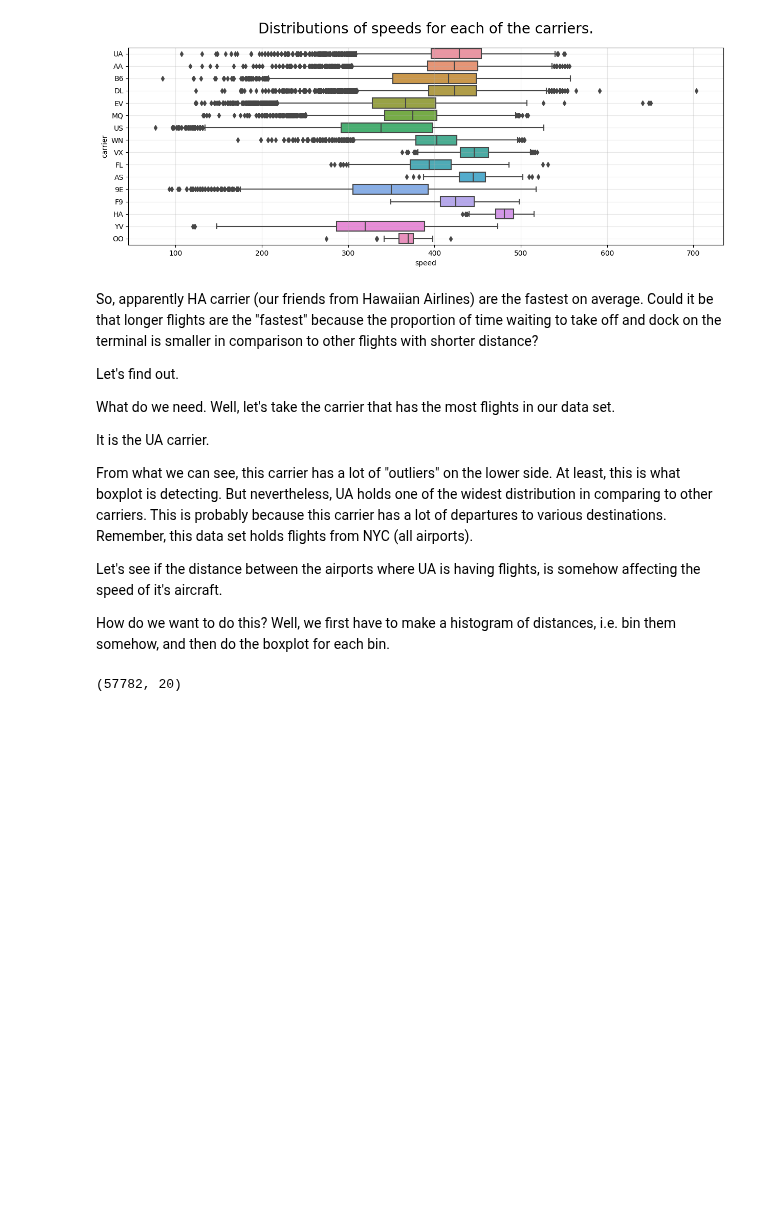
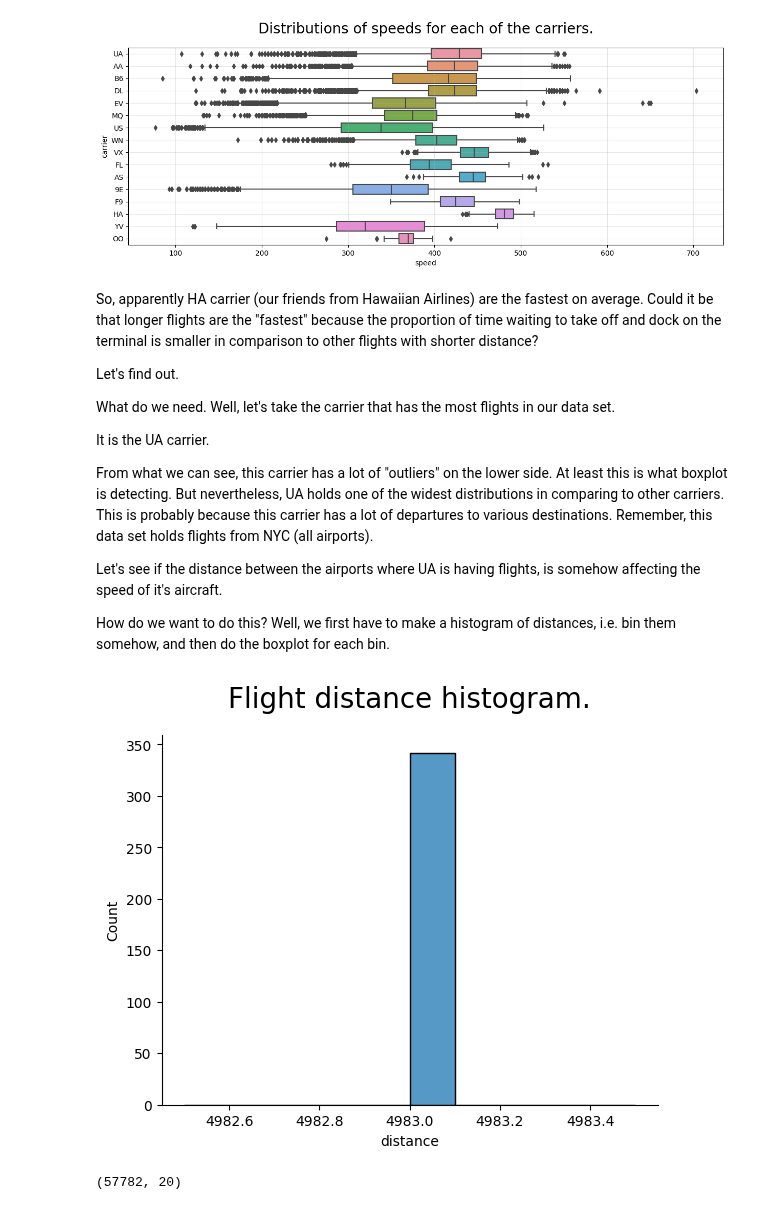
Before and after one commit to datakolektiv/dss03python2023, a Jupyter notebook: session06/dss03_py_session06.ipynb, the cells around one changed output. Cells and saved outputs as stored; diff of their text form; code cells hidden in the pictures; blank space fills up the shorter version.

```diff
--- a/session06/dss03_py_session06.ipynb
+++ b/session06/dss03_py_session06.ipynb
@@ -1053,11 +1055,17 @@ What do we need. Well, let's take the carrier that has the most flights in our d
 
 It is the UA carrier.
 
-From what we can see, this carrier has a lot of "outliers" on the lower side. At least, this is what boxplot is detecting. But nevertheless, UA holds one of the widest distribution in comparing to other carriers. This is probably because this carrier has a lot of departures to various destinations. Remember, this data set holds flights from NYC (all airports).
+From what we can see, this carrier has a lot of "outliers" on the lower side. At least this is what boxplot is detecting. But nevertheless, UA holds one of the widest distributions in comparing to other carriers. This is probably because this carrier has a lot of departures to various destinations. Remember, this data set holds flights from NYC (all airports).
 
 Let's see if the distance between the airports where UA is having flights, is somehow affecting the speed of it's aircraft.
 
 How do we want to do this? Well, we first have to make a histogram of distances, i.e. bin them somehow, and then do the boxplot for each bin.
+# %%
+sns.histplot(x='distance', bins=10, data=_df)
+sns.despine();
+plt.title('Flight distance histogram.', size=20, pad=20);
+# %% [output]
+[figure, added]
 # %%
 # a lot of flights
 df[df.carrier == 'UA'].shape
```
Also changed, not shown: parts of 5 cells of this notebook, 1 other file.
